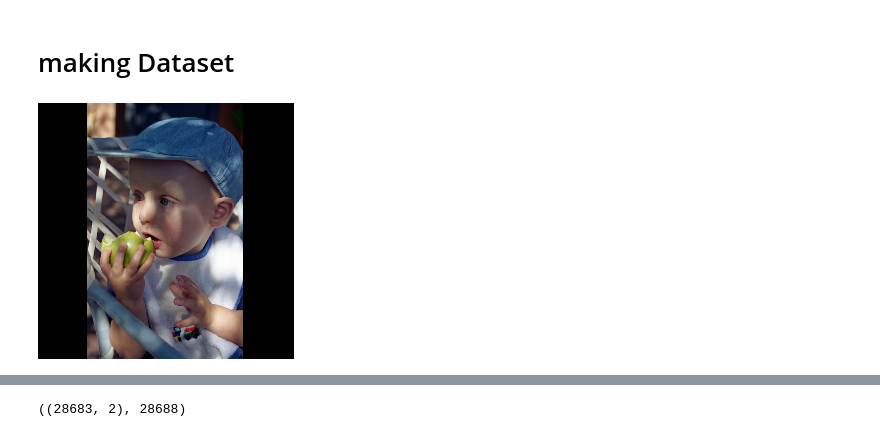
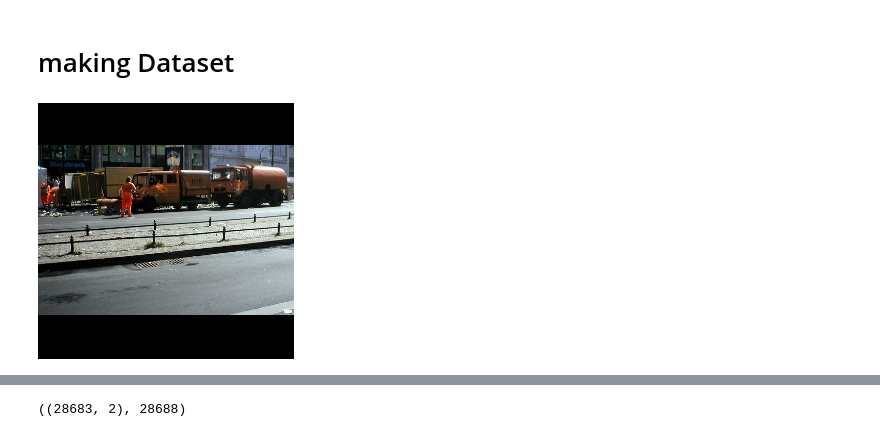
Before and after one commit to tikendraw/caption-generator, a Jupyter notebook: train.ipynb, the cells around one changed output, grey strips where cells are left out. Drawn from its saved outputs; the diff is of its cells as text; code cells hidden in the pictures.

```diff
--- a/train.ipynb
+++ b/train.ipynb
@@ -77,9 +77,9 @@ with open(config_file_path, 'r') as file:
     config = yaml.safe_load(file)
 
 
-RAW_CAPTION_FILE                        = config['raw_caption_file']
-CAPTION_FILE                            = config['caption_file']
-IMAGE_DIR                               = config['image_dir']
+RAW_CAPTION_FILE                        = Path(config['raw_caption_file'])
+CAPTION_FILE                            = Path(config['caption_file'])
+IMAGE_DIR                               = Path(config['image_dir'])
 IMG_SIZE                                = config['img_size']
 CHANNELS                                = config['channels']
 IMG_SHAPE                               = config['img_shape']
@@ -146,7 +134,7 @@ delete before this code
 # %%
-df = pd.read_csv(CAPTION_FILE)
+df = pd.read_csv('cleaned.csv')
 
-try:bar_int
+try:
     df.drop('Unnamed: 0',axis=1, inplace=True)
 except:
     pass
@@ -179,3 +162,13 @@ Index(['image_name', 'comment_number', 'comment', 'has_rare_words',
 ### **For the Sake of COmputation power and time we will train with one caption per image rather than 5 caption per image**
 # %% [markdown]
 Finding median sentence length for all class of comment numbers, to ensure that our MAX_LEN covers all of them
+# %%
+df = df.with_columns([
+    pl.col("image_name").apply(lambda x: str(IMAGE_DIR / x) ).alias('image_path')
+])
+
+df = df.with_columns([
+    pl.col("image_path").apply(lambda x: os.path.isfile(x)).alias('img_exists')
+])
+
+df.head()
@@ -200,5 +206,7 @@ aggregated
 # %%
 # i randomly chose 2nd comment of all picture you can chose anything bw 0 to 4
-df= df[(df.comment_number==1) & (df.img_exists==True)&(df.sent_length<51)]
+df = df.filter(
+    (pl.col("comment_number") == 1) & (pl.col("img_exists") == True) & (pl.col("sent_len") < 51)
+)
 df.shape
 # %% [output]
@@ -262,11 +270,11 @@ def load_images_now(x):
         image_features, target_height=IMG_SIZE, target_width=IMG_SIZE)
     return image_features
 # %%
-random_image_filepath = df['image_path'].sample(1).values[0]
-p_image = load_images_now(random_image_filepath)
+random_image_filepath = random.choices(df['image_path'].to_list(), k=1)[0]
+p_image = load_images_now(str(random_image_filepath))
 array_to_img(p_image)
 # %% [output]
-[figure, old version]
+[figure, new version]
 # %%
 # Creating dataset
 TEST_SIZE = config['test_size']
```
Also changed, not shown: parts of 14 cells of this notebook, 2 other files.
